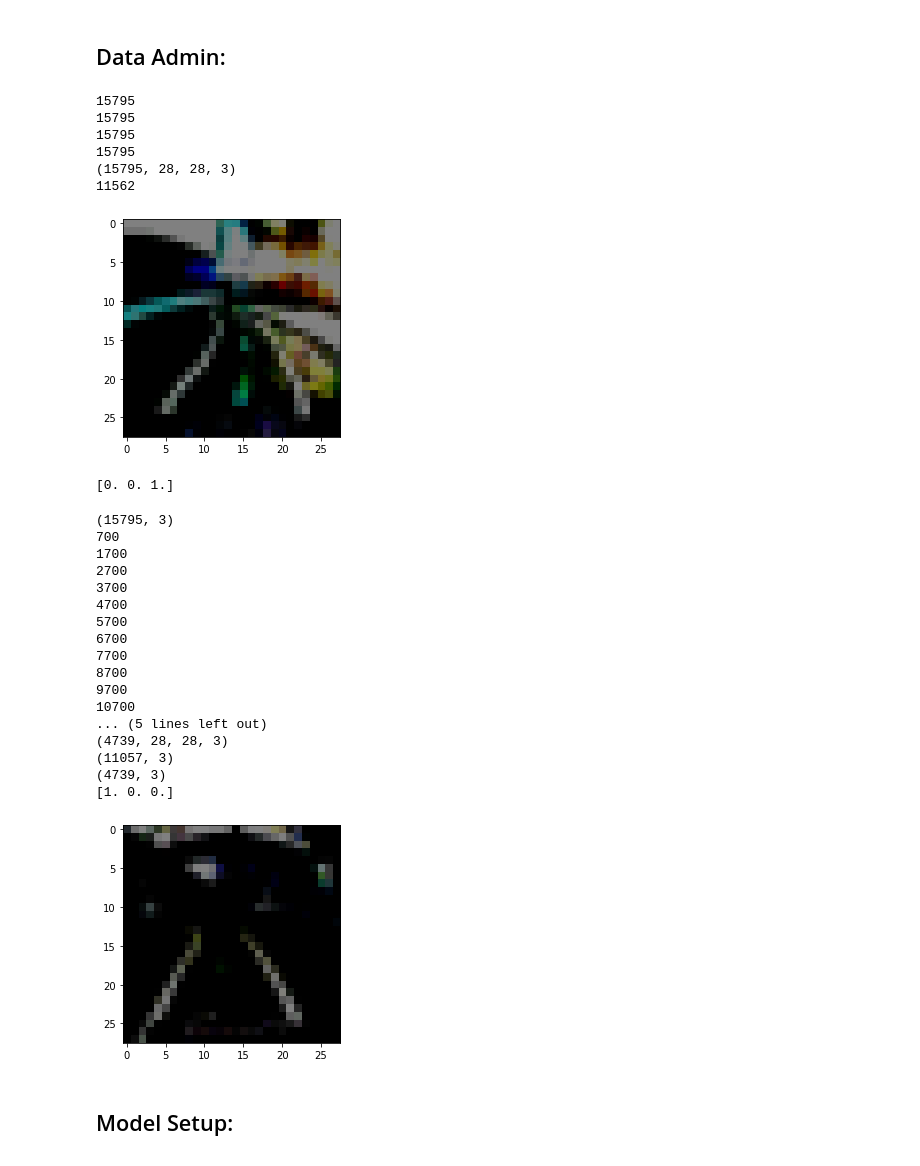
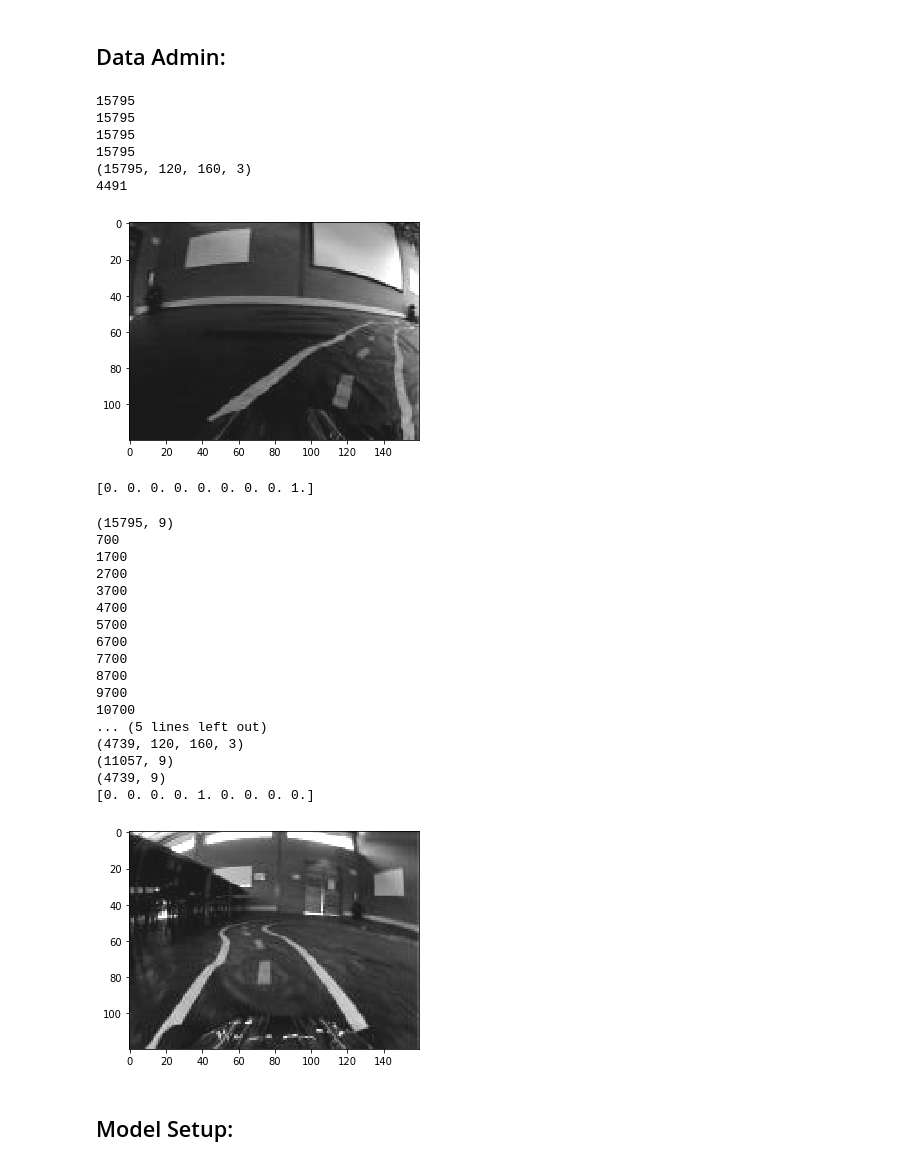
Before and after one commit to brontisaur/CounterpointDonkey, a Jupyter notebook: Categorical Model.ipynb, the cells around one changed output. Saved outputs shown, nothing was run; the diff lists cells and outputs as text; code cells hidden in the pictures.

```diff
--- a/Categorical Model.ipynb
+++ b/Categorical Model.ipynb
@@ -36,69 +36,81 @@ im_list.sort(key=lambda f: int(''.join(filter(str.isdigit, f))))
 rec_list.sort(key=lambda f: int(''.join(filter(str.isdigit, f))))
 
 #reading in array of images:
-width = 28#img.shape[1] # keep original width
-height = 28
+width = 160
+height = 120
 color = 3
-dim = (width, height)
-#width, height, color
 #x_images = np.zeros((len(rec_list), 120, 160, 3), dtype = np.float32)
-x_images = np.zeros((len(rec_list), width, height, color), dtype = np.float32)
+x_images = np.zeros((len(rec_list), height, width, color), dtype = np.float32)
 
 randomImage = randrange(len(x_images))#14909
 for i in range(len(im_list)):
     filename = im_list[i]
     image = cv2.imread(path+filename)
-    image = cv2.threshold(image, 128, 128, cv2.THRESH_BINARY)[1]
-    image = cv2.resize(image,(height,width),interpolation = cv2.INTER_AREA)
+    image = cv2.cvtColor(image, cv2.COLOR_BGR2GRAY)
+    image = cv2.convertScaleAbs(image, alpha=1.0, beta=25)
+    #image = cv2.adaptiveThreshold(image,255,cv2.ADAPTIVE_THRESH_MEAN_C,cv2.THRESH_BINARY_INV,11,2)
+    #image = cv2.resize(image,(height,width),interpolation = cv2.INTER_AREA)
+    image = image.astype('uint8')
+    image = image[..., None]
     x_images[i,:,:,:] = tf.cast(image, tf.float32)
 
 #loop over labels and create a list of left/right/straight based on a degree threshold (one-hot encoding?)
 json_data = {}
-y_labels = np.zeros((len(rec_list),3), dtype=np.float32) #setup label array for one-hot encoded left, right and straight
+#y_labels = np.zeros((len(rec_list),3), dtype=np.float32) #setup label array for one-hot encoded left, right and straight
+y_labels = np.zeros((len(rec_list),9), dtype=np.float32)
+#[-35,-25,-15,-5,0,5,15,25,35]
 for i in range(len(rec_list)):
     filename = rec_list[i]
     with open(path+filename) as fp:
         json_data = json.load(fp)
         orient = json_data['user/angle']
         orient = float(orient)
-        if orient > 0.05:
-            y_labels[i] = [0,0,1] #right
-
-        elif orient < -0.05:
-            y_labels[i] = [1,0,0] #left
-
+        if orient > (35.0/45.0):
+            y_labels[i] = [0,0,0,0,0,0,0,0,1] #35+ right
+        elif orient > (25.0/45.0):
+            y_labels[i] = [0,0,0,0,0,0,0,1,0] #25+ right
+        elif orient > (15.0/45.0):
+            y_labels[i] = [0,0,0,0,0,0,1,0,0] #15+ right
+        elif orient > (5.0/45.0):
+            y_labels[i] = [0,0,0,0,0,1,0,0,0] #5+ right
+        elif orient < -1*(35.0/45.0):
+            y_labels[i] = [1,0,0,0,0,0,0,0,0] #35+ left
+        elif orient < -1*(25.0/45.0):
+            y_labels[i] = [0,1,0,0,0,0,0,0,0] #25+ left
+        elif orient < -1*(15.0/45.0):
+            y_labels[i] = [0,0,1,0,0,0,0,0,0] #15+ left
+        elif orient < -1*(5.0/45.0):
+            y_labels[i] = [0,0,0,1,0,0,0,0,0] #5+ left
         else:
-            y_labels[i] = [0,1,0] #straight
+            y_labels[i] = [0,0,0,0,1,0,0,0,0] #0
 
 print(len(x_images))
 print(len(y_labels))
 print(x_images.shape)
 print(randomImage)
 plt.imshow(x_images[randomImage].astype('uint8'))
 plt.show()
 print(y_labels[randomImage])
 # %% [output]
 15795
 15795
 15795
 15795
-(15795, 28, 28, 3)
-11562
+(15795, 120, 160, 3)
+4491
-[figure, old version]
+[figure, new version]
-[0. 0. 1.]
+[0. 0. 0. 0. 0. 0. 0. 0. 1.]
 # %%
 #training and validation split:
 
 memv = 0
 memt = 0
-#x_val = np.zeros((round(len(x_images)*0.3)+1,120,160,3), dtype=np.float32)
-#x_train = np.zeros((round(len(x_images)*0.7)+1,120,160,3), dtype=np.float32)
+x_val = np.zeros((round(len(x_images)*0.3)+1,height, width, color), dtype=np.float32)
+x_train = np.zeros((round(len(x_images)*0.7)+1,height, width, color), dtype=np.float32)
 #y_val = np.zeros((round(len(x_images)*0.3)+1,3), dtype=np.float32)
 #y_train = np.zeros((round(len(x_images)*0.7)+1,3), dtype=np.float32)
-x_val = np.zeros((round(len(x_images)*0.3)+1,width, height, color), dtype=np.float32)
-x_train = np.zeros((round(len(x_images)*0.7)+1,width, height, color), dtype=np.float32)
-y_val = np.zeros((round(len(x_images)*0.3)+1,3), dtype=np.float32)
-y_train = np.zeros((round(len(x_images)*0.7)+1,3), dtype=np.float32)
+y_val = np.zeros((round(len(x_images)*0.3)+1,9), dtype=np.float32)
+y_train = np.zeros((round(len(x_images)*0.7)+1,9), dtype=np.float32)
 
 n=0
 print(y_labels.shape)
@@ -135,7 +147,7 @@ plt.show()
 
 #relabeling test data
 # %% [output]
-(15795, 3)
+(15795, 9)
 700
 1700
 2700
@@ -148,11 +160,11 @@ plt.show()
 9700
 10700
 ... (5 lines left out)
-(4739, 28, 28, 3)
-(11057, 3)
-(4739, 3)
-[1. 0. 0.]
+(4739, 120, 160, 3)
+(11057, 9)
+(4739, 9)
+[0. 0. 0. 0. 1. 0. 0. 0. 0.]
-[figure, old version]
+[figure, new version]
 # %% [markdown]
 ## Model Setup:
 # %%
```
Also changed, not shown: parts of 4 cells of this notebook.
